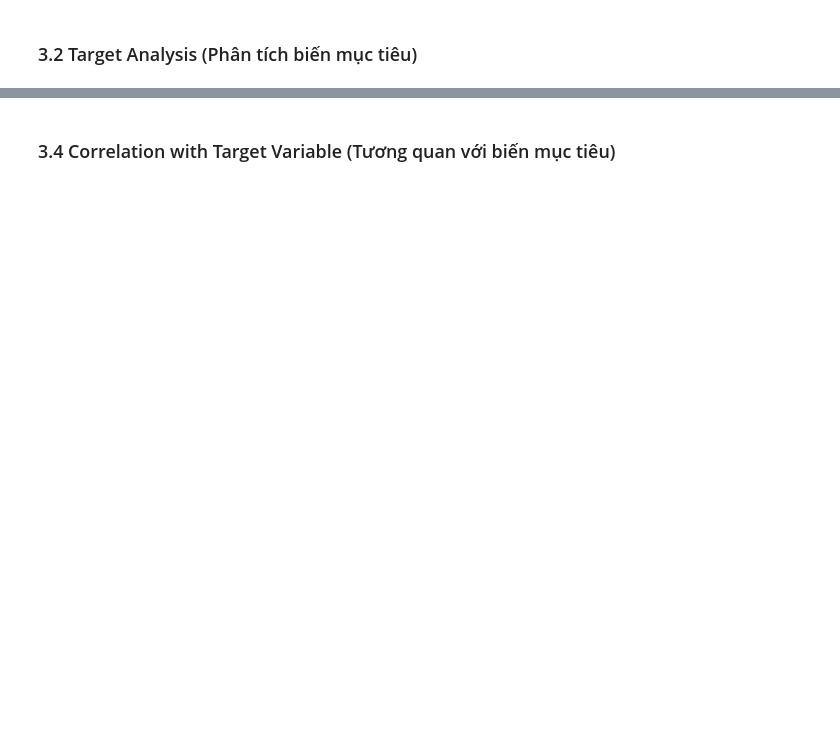
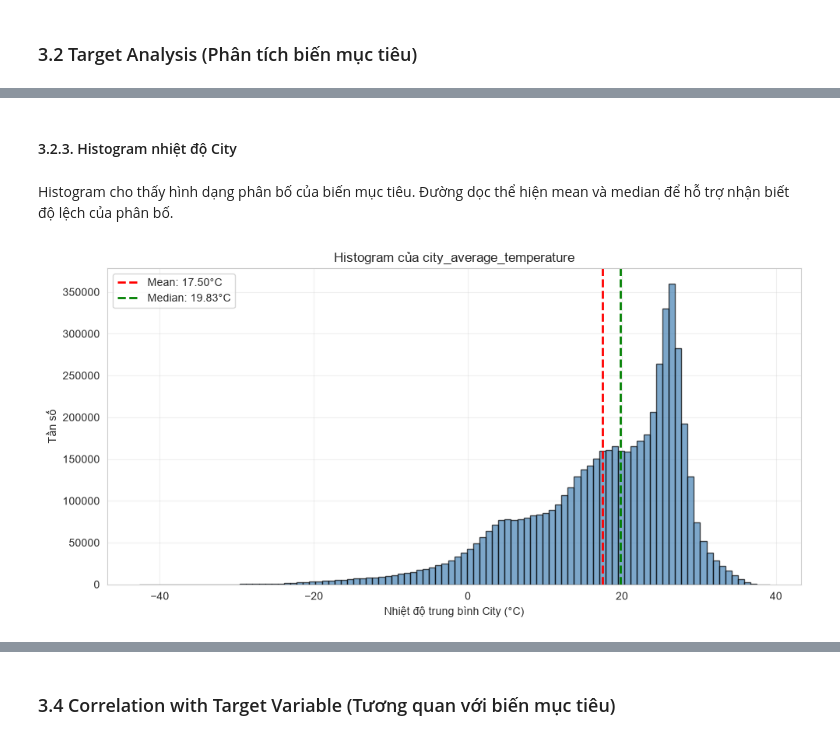
Before and after one commit to Sekaiiii1/Global-Surface-Temperature-Analysis, a Jupyter notebook: notebooks_v2/04_eda_visualization.ipynb, the cells around one changed output, grey strips where cells are left out. Drawn from its saved outputs; the diff is of its cells as text; code cells hidden in the pictures; blank space fills up the shorter version.

```diff
--- a/notebooks_v2/04_eda_visualization.ipynb
+++ b/notebooks_v2/04_eda_visualization.ipynb
@@ -385,0 +291,24 @@ if df is not None:
+# %% [markdown]
+#### 3.2.3. Histogram nhiệt độ City
+# %% [markdown]
+Histogram cho thấy hình dạng phân bố của biến mục tiêu. Đường dọc thể hiện mean và median để hỗ trợ nhận biết độ lệch của phân bố.
+# %%
+n_bins = max(20, min(100, len(target_data) // 100 + 30))
+
+fig, ax = plt.subplots(figsize=(10, 5))
+ax.hist(target_data, bins=n_bins, color='steelblue', edgecolor='black', alpha=0.7)
+ax.axvline(target_data.mean(), color='red', linestyle='--', linewidth=2,
+           label=f'Mean: {target_data.mean():.2f}°C')
+ax.axvline(target_data.median(), color='green', linestyle='--', linewidth=2,
+           label=f'Median: {target_data.median():.2f}°C')
+ax.set_xlabel('Nhiệt độ trung bình City (°C)')
+ax.set_ylabel('Tần số')
+ax.set_title(f'Histogram của {target_col}')
+ax.legend()
+ax.grid(alpha=0.3)
+
+plt.tight_layout()
+plt.savefig(REPORT_IMAGES / '02_target_histogram.png', dpi=300, bbox_inches='tight')
+plt.show()
+# %% [output]
+[figure, added]
```
Also changed, not shown: parts of 110 cells of this notebook, 6 other files.
